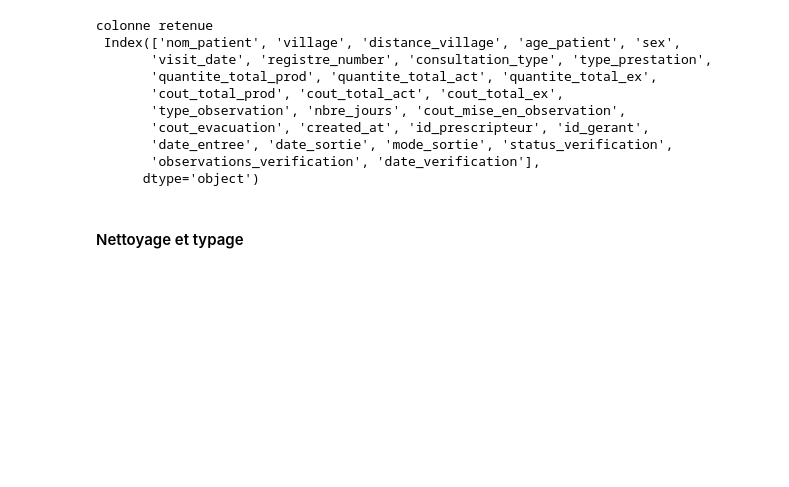
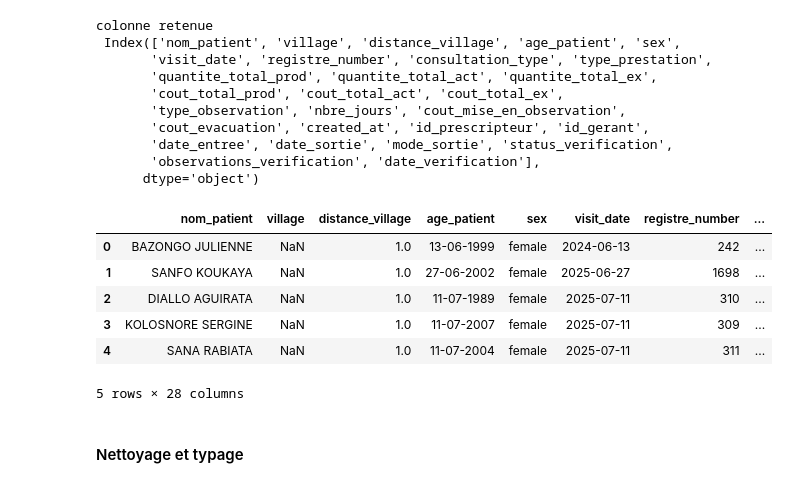
Before and after one commit to oumarky/classificationfacture, a Jupyter notebook: ML_CLASSIFICATION.ipynb, the cells around one changed output. Drawn from its saved outputs; the diff is of its cells as text; code cells hidden in the pictures; blank space fills up the shorter version.

```diff
--- a/ML_CLASSIFICATION.ipynb
+++ b/ML_CLASSIFICATION.ipynb
@@ -90,7 +90,7 @@ colonnes_a_supprimer = [
        'is_contre_verification', 'id_contre_verification', 'observations',
        'numero_assurance', 'id_assurance', 'slug_assurance',
        'autre_type_prestation', 'id_motif', 'autre_motif',
-       'qualite_accompagnant'
+       'qualite_accompagnant','facture_conforme'
 ]
 df.drop(columns=[c for c in colonnes_a_supprimer if c in df.columns], inplace=True)
 print(" colonne de départ\n",data.columns)
@@ -125,6 +125,16 @@ colonne retenue
        'date_entree', 'date_sortie', 'mode_sortie', 'status_verification',
        'observations_verification', 'date_verification'],
       dtype='object')
+# %%
+df.head()
+# %% [output]
+|  | nom_patient | village | distance_village | age_patient | sex | visit_date | registre_number | ... |
+| 0 | BAZONGO JULIENNE | NaN | 1.0 | 13-06-1999 | female | 2024-06-13 | 242 | ... |
+| 1 | SANFO KOUKAYA | NaN | 1.0 | 27-06-2002 | female | 2025-06-27 | 1698 | ... |
+| 2 | DIALLO AGUIRATA | NaN | 1.0 | 11-07-1989 | female | 2025-07-11 | 310 | ... |
+| 3 | KOLOSNORE SERGINE | NaN | 1.0 | 11-07-2007 | female | 2025-07-11 | 309 | ... |
+| 4 | SANA RABIATA | NaN | 1.0 | 11-07-2004 | female | 2025-07-11 | 311 | ... |
+5 rows × 28 columns
 # %% [markdown]
 #### Nettoyage et typage
 # %%
```
Also changed, not shown: parts of 14 cells of this notebook, 30 other files.
